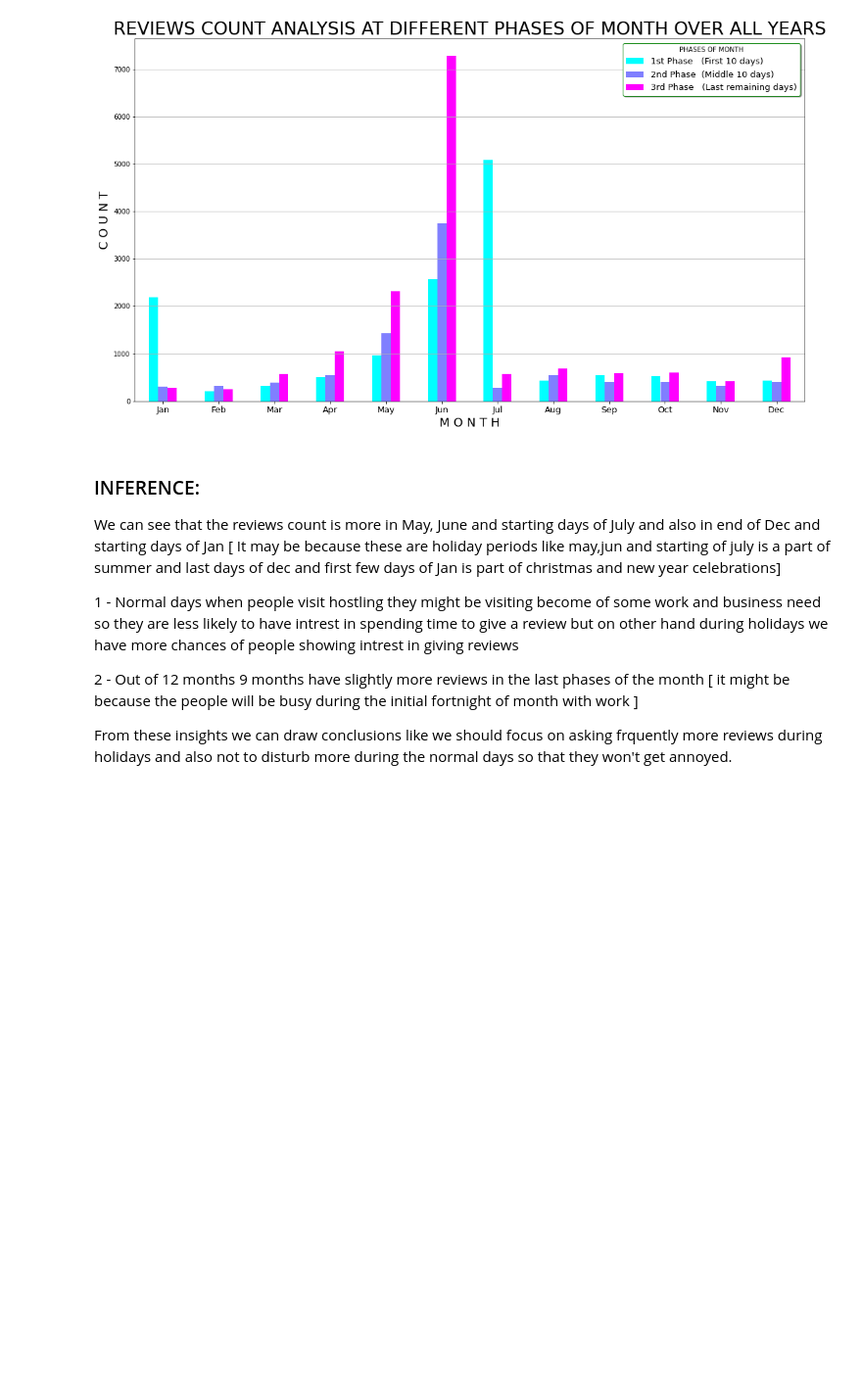
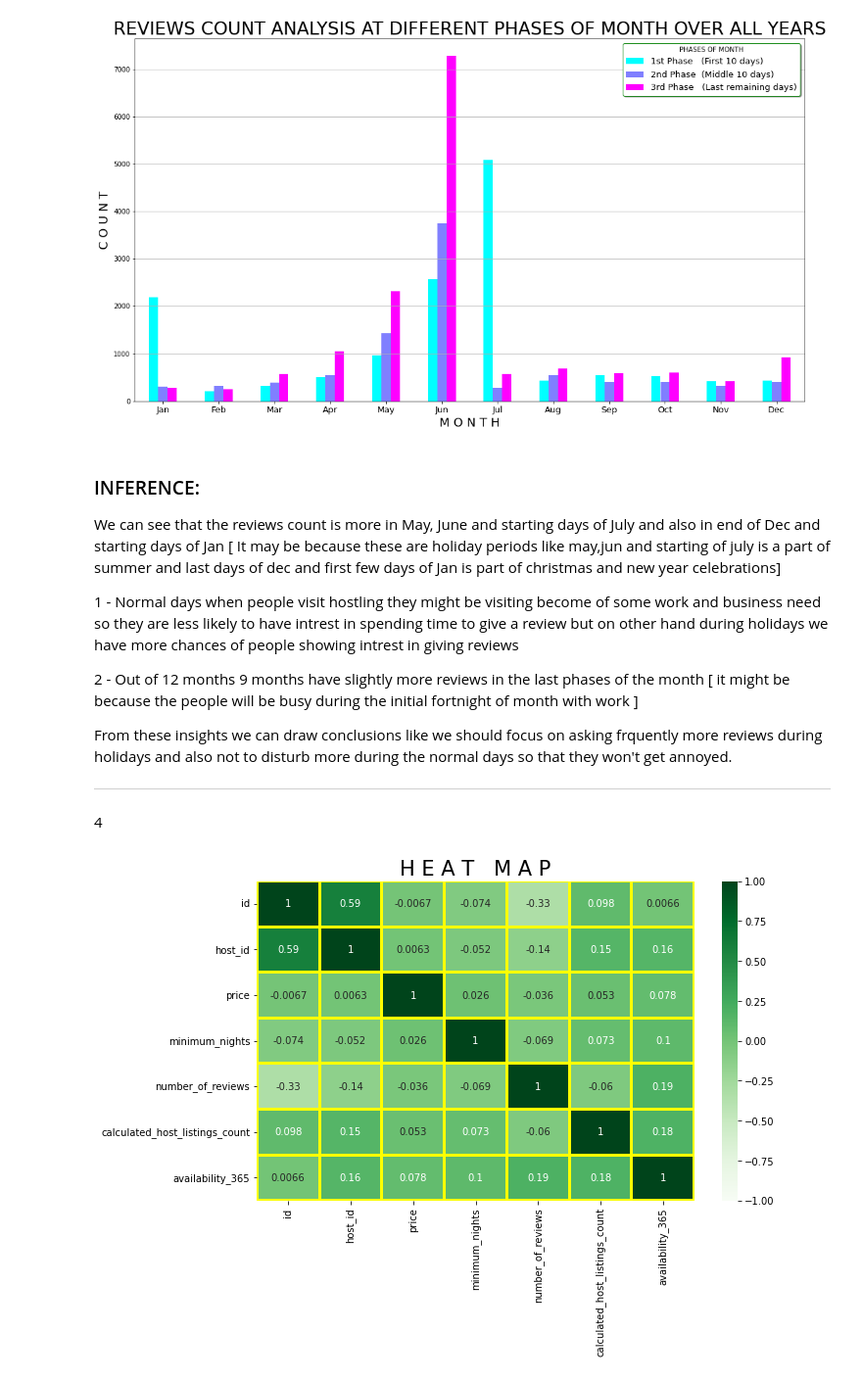
Before and after one commit to Tauseef-09/Airbnb_EDA_Project, a Jupyter notebook: Airbnb_individual_notebook.ipynb, the cells around one changed output. Shown: that part at 98% size. Cells and saved outputs as stored; diff of their text form; code cells hidden in the pictures; blank space fills up the shorter version.

```diff
--- a/Airbnb_individual_notebook.ipynb
+++ b/Airbnb_individual_notebook.ipynb
@@ -171,7 +277,11 @@ We have replaced the hostlings which has price value '0' with the minimum value
 
 #### Analyzing the data to find the relation between the reviews given by the customers acrosss different periods of all months and all years.
 # %%
+# Copying data into another variable
+
+df3 = df
+
 # Taking the month and the day from the date column 'last_review' and converting it into integer.
 
-df['last_review_month'] = df['last_review'].apply(lambda x: x[3:5]).astype(int)
-df['last_review_day'] = df['last_review'].apply(lambda x: x[:2]).astype(int)
+df3['last_review_month'] = df3['last_review'].apply(lambda x: x[3:5]).astype(int)
+df3['last_review_day'] = df3['last_review'].apply(lambda x: x[:2]).astype(int)
@@ -183,5 +295,5 @@ df['last_review_month'].nunique()
 # Dropping the records which has the 'last_review_month' as 0.
 # This step also drops the column 'last_review_day' in which the values are 0.
 
-df.drop(df[df['last_review_month'] == 0 ].index, inplace = True)
+df3.drop(df3[df3['last_review_month'] == 0 ].index, inplace = True)
 # %%
@@ -191,7 +304,7 @@ df['last_review_month'].nunique()
 # %% [output]
 12
 # %%
-# I am categorizing the dates of months into three phases to get the insights in which phase people are more likely to give a review
+# categorizing the dates of months into three phases to get the insights in which phase people are more likely to give a review
 
 def catrgeorizing(date):
 
@@ -202,7 +315,7 @@ def catrgeorizing(date):
     else:
         return '3rd phase'
 
-df['last_review_day'] = df['last_review_day'].apply(lambda x: catrgeorizing(x))
+df3['last_review_day'] = df3['last_review_day'].apply(lambda x: catrgeorizing(x))
 # %%
 # Plotting a bar graph to get the insights.
 
@@ -226,3 +339,22 @@ We can see that the reviews count is more in May, June and starting days of July
 2 - Out of 12 months 9 months have slightly more reviews in the last phases of the month [ it might be because the people will be busy during the initial fortnight of month with work ]
 
 From these insights we can draw conclusions like we should focus on asking frquently more reviews during holidays and also not to disturb more during the normal days so that they won't get annoyed.
+
+---
+# %% [markdown]
+4
+# %%
+# Copying data into another variable.
+
+df4 = df
+
+# Plotting heat map.
+
+data = df4.drop(['last_review_month', 'last_review_day'], axis = 1)
+
+plt.figure(figsize=(10, 6))
+heatmap = sns.heatmap(data.corr(), linewidths=0, vmin=-1, annot=True, cmap = "Greens", linewidth = 2, linecolor = 'yellow')
+plt.title('H E A T   M A P', fontsize = 21)
+plt.show()
+# %% [output]
+[figure, added]
```
Also changed, not shown: parts of 15 cells of this notebook.
